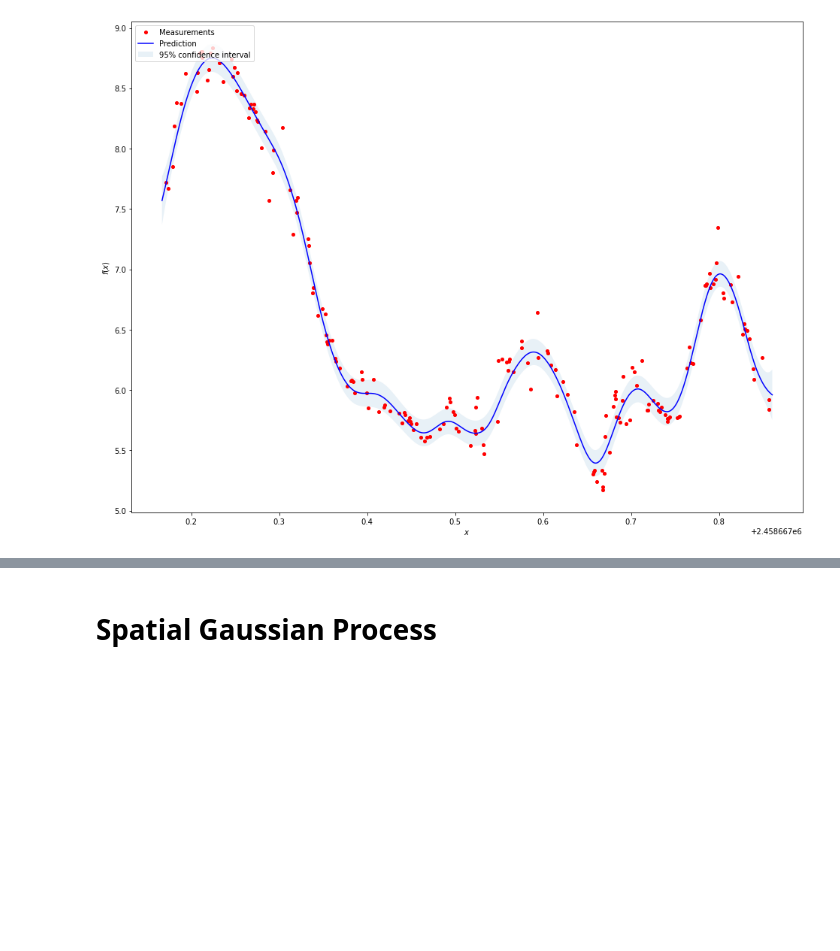
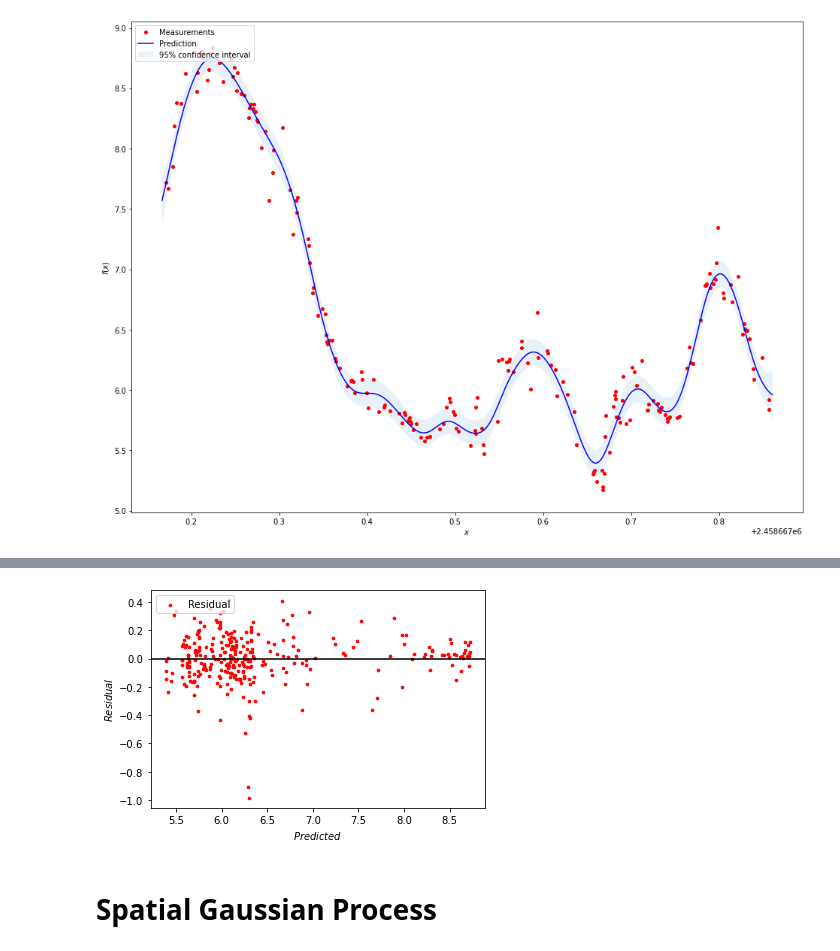
Before and after one commit to larsmmo/Master, a Jupyter notebook: visualization/GPviz.ipynb, the cells around one changed output, grey strips where cells are left out. Cells and saved outputs as stored; diff of their text form; code cells hidden in the pictures; blank space fills up the shorter version.

```diff
--- a/visualization/GPviz.ipynb
+++ b/visualization/GPviz.ipynb
@@ -188,3 +183,7 @@ plt.axhline(y=0.0, color='black', linestyle='-')
+# %%
+plot_residuals(y_pred, (y_test-y_pred))
+# %% [output]
+[figure, added]
 # %% [markdown]
 # Spatial Gaussian Process
 # %%
```
Also changed, not shown: parts of 13 cells of this notebook, 4 other files.
